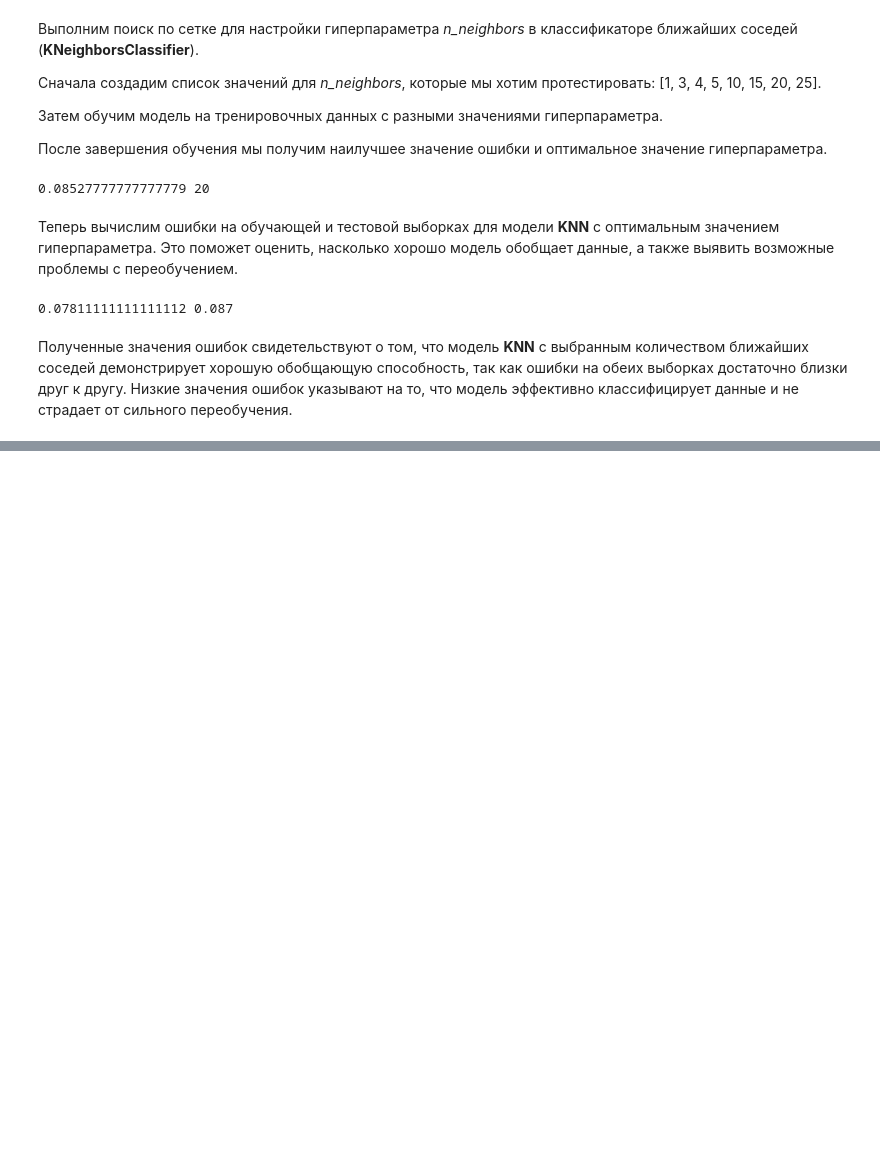
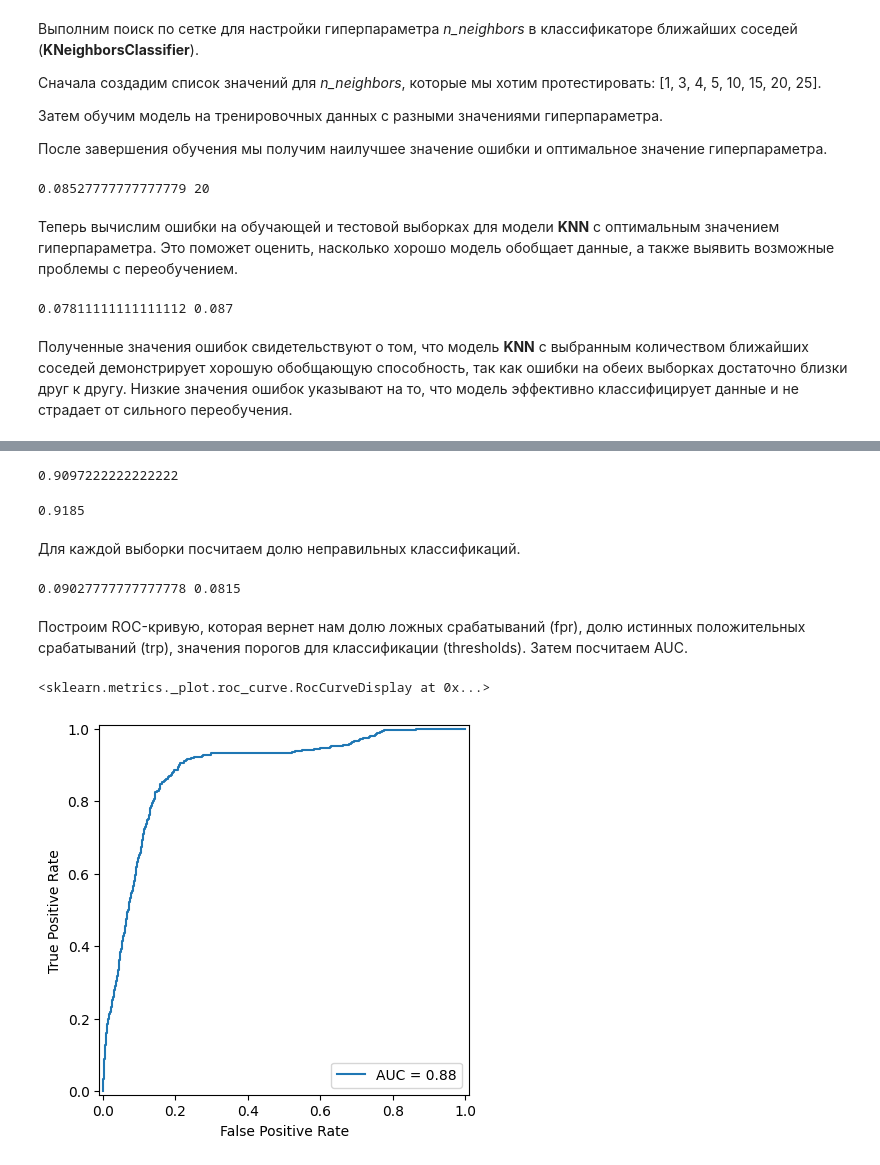
Before and after one commit to evldn/ml-homework, a Jupyter notebook: ml_homework.ipynb, the cells around one changed output, grey strips where cells are left out. Drawn from its saved outputs; the diff is of its cells as text; code cells hidden in the pictures; blank space fills up the shorter version.

```diff
--- a/ml_homework.ipynb
+++ b/ml_homework.ipynb
@@ -23,7 +23,7 @@ import matplotlib.pyplot as plt
 import seaborn as sns
 import os
 
-df = pd.read_csv("/content/NASA Near-Earth Objects.csv")
+df = pd.read_csv("content/NASA Near-Earth Objects.csv")
 df = df.drop('Unnamed: 0',axis='columns')
 # %%
 num_features = df.shape[1]
@@ -372,0 +387,3 @@ print(err_train, err_test)
+# %%
+model = LogisticRegression(n_jobs = -1)
+model.fit(X_train, y_train)
@@ -372,0 +394,2 @@ print(err_train, err_test)
+# %%
+pred_proba = model.predict_proba(X_test)[:,1]
@@ -372,0 +398,27 @@ print(err_train, err_test)
+# %%
+accuracy_score(y_train, model.predict(X_train))
+# %% [output]
+0.9097222222222222
+# %%
+accuracy_score(y_test, model.predict(X_test))
+# %% [output]
+0.9185
+# %% [markdown]
+Для каждой выборки посчитаем долю неправильных классификаций.
+# %%
+err_train = np.mean(y_train != model.predict(X_train))
+err_test  = np.mean(y_test  != model.predict(X_test))
+
+print(err_train, err_test)
+# %% [output]
+0.09027777777777778 0.0815
+# %% [markdown]
+Построим ROC-кривую, которая вернет нам долю ложных срабатываний (fpr), долю истинных положительных срабатываний (trp), значения порогов для классификации (thresholds). Затем посчитаем AUC.
+# %%
+fpr, tpr, thresholds = metrics.roc_curve(y_test, pred_proba)
+roc_auc = metrics.auc(fpr, tpr)
+display = metrics.RocCurveDisplay(fpr=fpr, tpr=tpr, roc_auc=roc_auc)
+display.plot()
+# %% [output]
+<sklearn.metrics._plot.roc_curve.RocCurveDisplay at 0x...>
+[figure, added]
```
Also changed, not shown: parts of 45 cells of this notebook.
